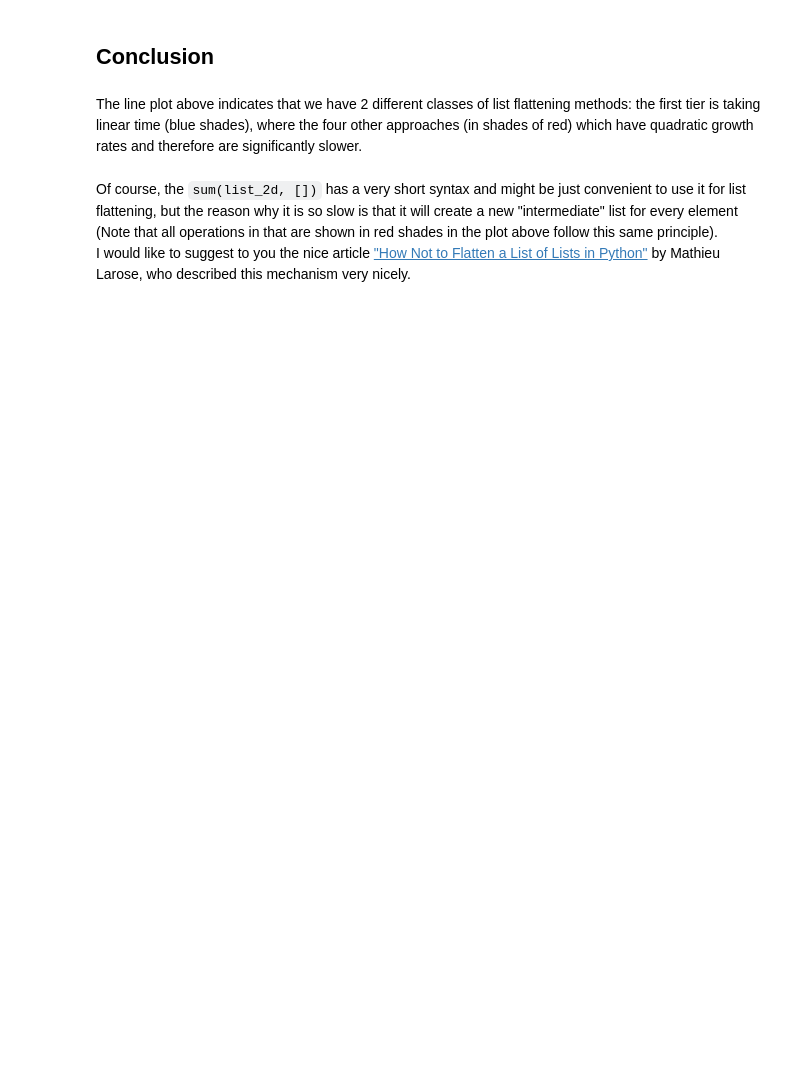
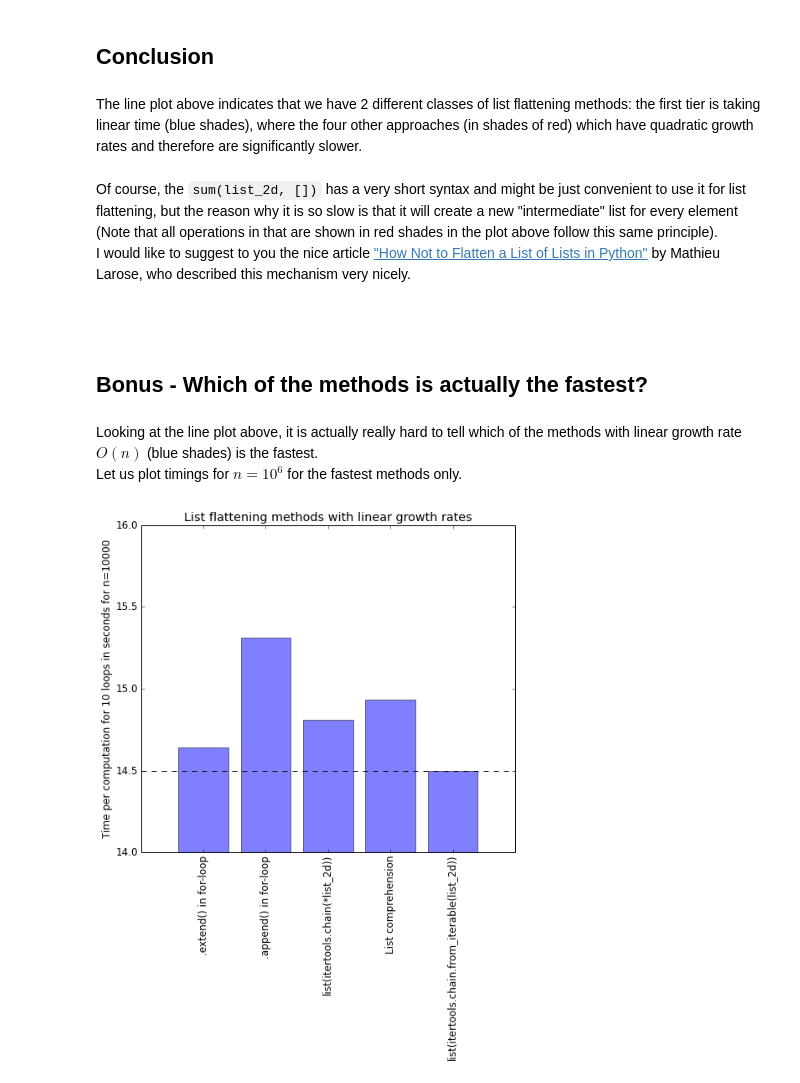
Before and after one commit to rasbt/One-Python-benchmark-per-day, a Jupyter notebook: ipython_nbs/day5_flattening_lists.ipynb, the cells around one changed output. Saved outputs shown, nothing was run; the diff lists cells and outputs as text; code cells hidden in the pictures; blank space fills up the shorter version.

Commit message:
fastest method

```diff
--- a/ipython_nbs/day5_flattening_lists.ipynb
+++ b/ipython_nbs/day5_flattening_lists.ipynb
@@ -189,3 +192,52 @@ The line plot above indicates that we have 2 different classes of list flattenin
 # %% [markdown]
 Of course, the `sum(list_2d, [])` has a very short syntax and might be just convenient to use it for list flattening, but the reason why it is so slow is that it will create a new "intermediate" list for every element (Note that all operations in that are shown in red shades in the plot above follow this same principle).
 I would like to suggest to you the nice article ["How Not to Flatten a List of Lists in Python"](http://mathieularose.com/how-not-to-flatten-a-list-of-lists-in-python/) by Mathieu Larose, who described this mechanism very nicely.
+# %% [markdown]
+<br>
+# %% [markdown]
+## Bonus - Which of the methods is actually the fastest?
+# %% [markdown]
+Looking at the line plot above, it is actually really hard to tell which of the methods with linear growth rate $O(n)$ (blue shades) is the fastest.
+Let us plot timings for $n=10^6$ for the fastest methods only.
+# %%
+import timeit
+import random
+import copy
+import numpy as np
+random.seed(12345)
+
+def make_copy(l):
+    return copy.deepcopy(l)
+
+labels_fast = {
+          'append_in_for_loop':'.append() in for-loop',
+          'extend_in_for_loop':'.extend() in for-loop',
+          'list_comprehension': 'List comprehension',
+          'itertools_chain_from_iterable': 'list(itertools.chain.from_iterable(list_2d))',
+          'itertools_chain': 'list(itertools.chain(*list_2d))',
+          }
+
+fast_names = [f for f in labels_fast.keys()]
+fast_times = []
+
+l = [[i for i in range(random.randint(1,10))] for j in range(10**5)]
+for f in fast_names:
+    fast_times.append(min(timeit.Timer('%s(make_copy(l))' %f,
+        'from __main__ import %s, l, make_copy' %f)
+                    .repeat(repeat=3, number=10)))
+# %%
+plt.rcParams.update({'font.size': 12})
+
+fast_labels = [labels_fast[l] for l in fast_names]
+x_pos = np.arange(len(fast_labels))
+
+plt.figure(figsize=(8,7))
+plt.bar(x_pos, fast_times, align='center', alpha=0.5)
+plt.xticks(x_pos, fast_labels, rotation=90)
+plt.axhline(y=min(fast_times), linestyle='--', color='black')
+plt.ylabel('Time per computation for 10 loops in seconds for n=10000')
+plt.title('List flattening methods with linear growth rates')
+plt.ylim(14,16)
+plt.show()
+# %% [output]
+[figure, added]
```
Also changed, not shown: parts of 6 cells of this notebook, 1 other file.
